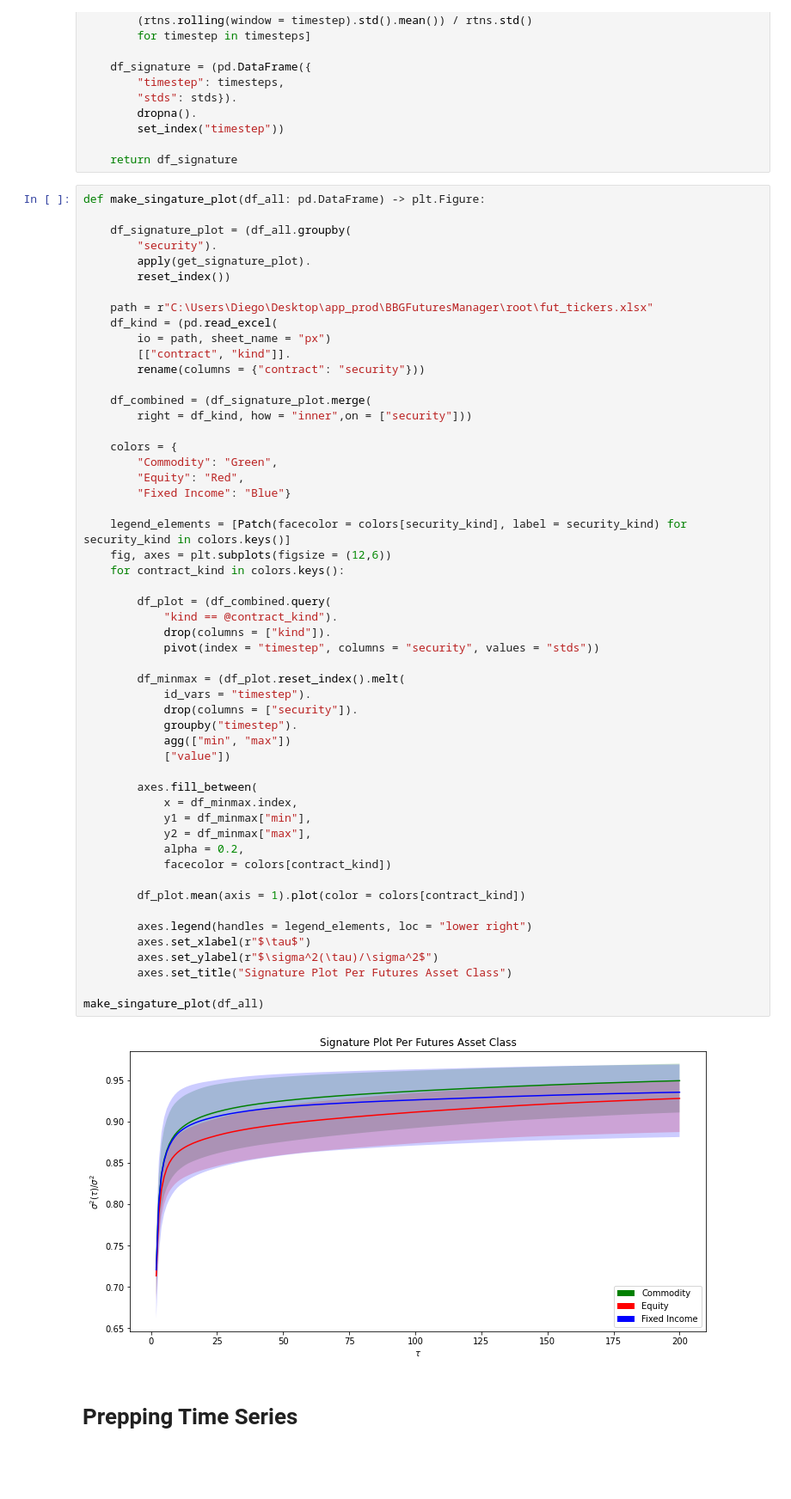
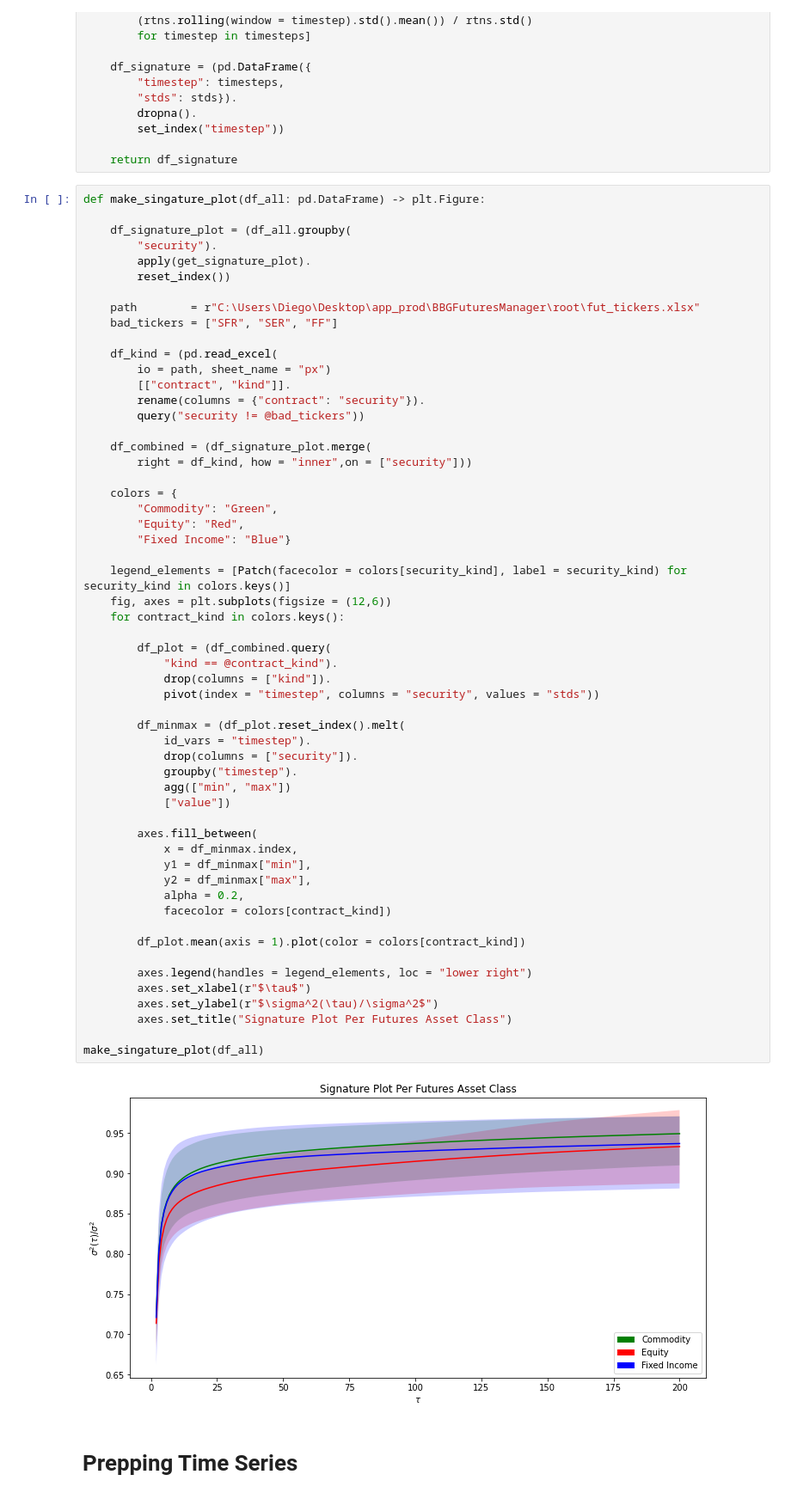
Before and after one commit to diegodalvarez/TrendConvexity, a Jupyter notebook: notebooks/TrendConvexity.ipynb, the cells around one changed output. Shown at 86% size. Cells and saved outputs as stored; diff of their text form; blank space fills up the shorter version.

```diff
--- a/notebooks/TrendConvexity.ipynb
+++ b/notebooks/TrendConvexity.ipynb
@@ -63,11 +63,14 @@ def make_singature_plot(df_all: pd.DataFrame) -> plt.Figure:
         apply(get_signature_plot).
         reset_index())
 
-    path = r"C:\Users\Diego\Desktop\app_prod\BBGFuturesManager\root\fut_tickers.xlsx"
+    path        = r"C:\Users\Diego\Desktop\app_prod\BBGFuturesManager\root\fut_tickers.xlsx"
+    bad_tickers = ["SFR", "SER", "FF"]
+
     df_kind = (pd.read_excel(
         io = path, sheet_name = "px")
         [["contract", "kind"]].
-        rename(columns = {"contract": "security"}))
+        rename(columns = {"contract": "security"}).
+        query("security != @bad_tickers"))
 
     df_combined = (df_signature_plot.merge(
         right = df_kind, how = "inner",on = ["security"]))
@@ -82,34 +85,34 @@ def make_singature_plot(df_all: pd.DataFrame) -> plt.Figure:
     for contract_kind in colors.keys():
 
         df_plot = (df_combined.query(
             "kind == @contract_kind").
             drop(columns = ["kind"]).
             pivot(index = "timestep", columns = "security", values = "stds"))
 
         df_minmax = (df_plot.reset_index().melt(
             id_vars = "timestep").
             drop(columns = ["security"]).
             groupby("timestep").
             agg(["min", "max"])
             ["value"])
 
         axes.fill_between(
             x = df_minmax.index,
             y1 = df_minmax["min"],
             y2 = df_minmax["max"],
             alpha = 0.2,
             facecolor = colors[contract_kind])
 
         df_plot.mean(axis = 1).plot(color = colors[contract_kind])
 
         axes.legend(handles = legend_elements, loc = "lower right")
         axes.set_xlabel(r"$\tau$")
         axes.set_ylabel(r"$\sigma^2(\tau)/\sigma^2$")
         axes.set_title("Signature Plot Per Futures Asset Class")
 
 make_singature_plot(df_all)
 # %% [output]
-[figure, old version]
+[figure, new version]
 # %% [markdown]
 # Prepping Time Series
 # %% [markdown]
```
Also changed, not shown: parts of 4 cells of this notebook, 1 other file.
